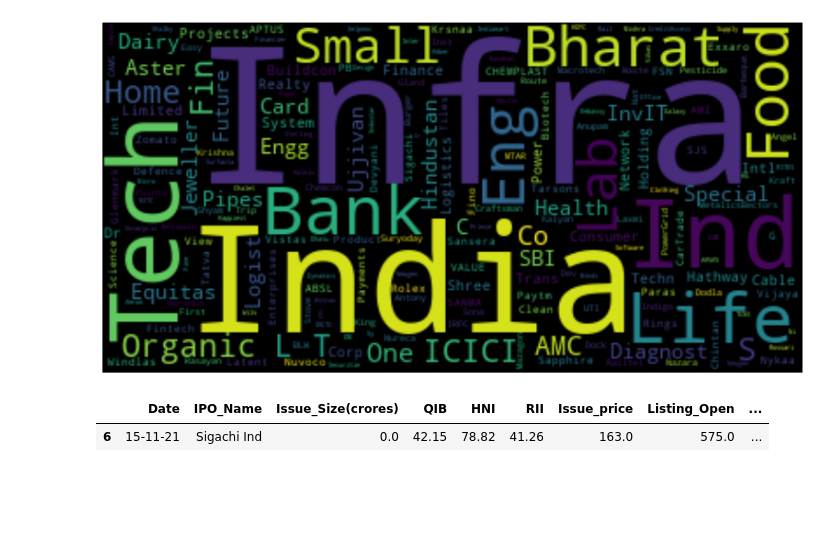
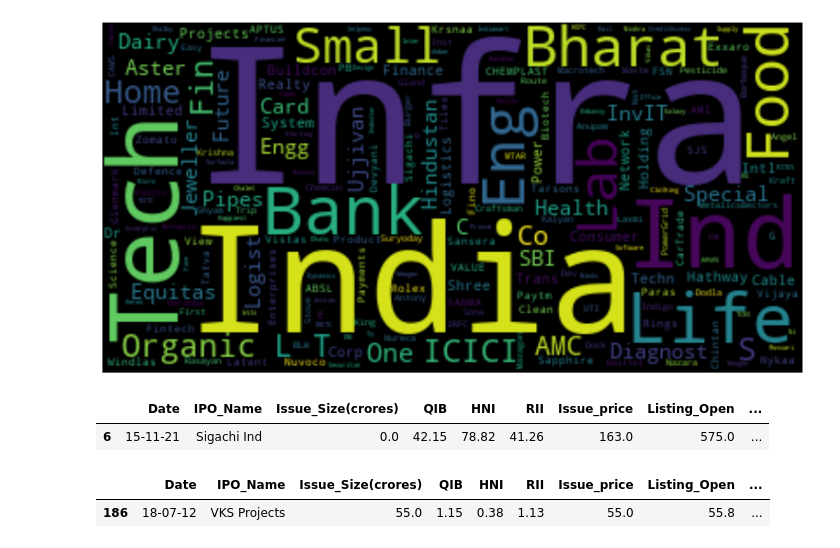
Before and after one commit to shubhankar-rai/indian-stock-ipo-data-analysis, a Jupyter notebook: main.ipynb, the cells around one changed output. Saved outputs shown, nothing was run; the diff lists cells and outputs as text; code cells hidden in the pictures; blank space fills up the shorter version.

Commit message:
top loser opening market listing

```diff
--- a/main.ipynb
+++ b/main.ipynb
@@ -125,0 +132,6 @@ x
+# %%
+x2 = df[df["IPO_Name"] == "VKS Projects"]
+x2
+# %% [output]
+|  | Date | IPO_Name | Issue_Size(crores) | QIB | HNI | RII | Issue_price | Listing_Open | ... |
+| 186 | 18-07-12 | VKS Projects | 55.0 | 1.15 | 0.38 | 1.13 | 55.0 | 55.8 | ... |
```
Also changed, not shown: parts of 1 cell of this notebook.
